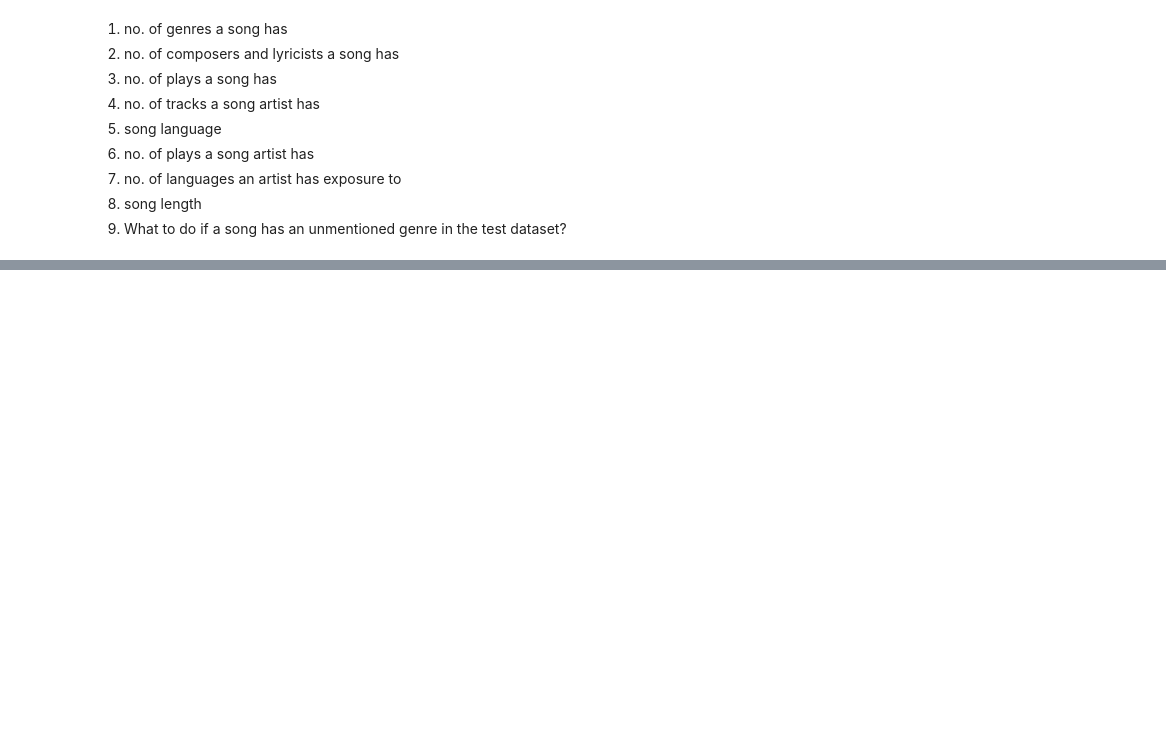
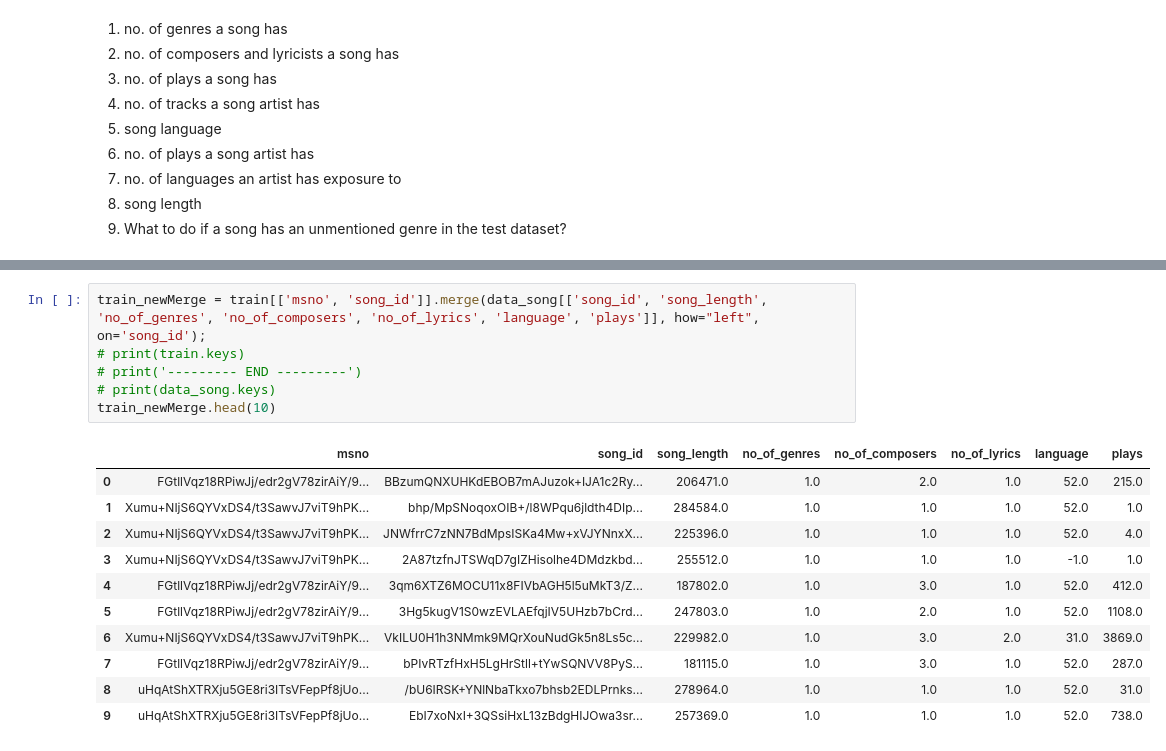
Before and after one commit to Ashritha93/SpringBoard-DSC-Projects, a Jupyter notebook: Cap1-Music-Recomm-Sys/capStone1-musicRecomSys.ipynb, the cells around one changed output, grey strips where cells are left out. Saved outputs shown, nothing was run; the diff lists cells and outputs as text; blank space fills up the shorter version.

```diff
--- a/Cap1-Music-Recomm-Sys/capStone1-musicRecomSys.ipynb
+++ b/Cap1-Music-Recomm-Sys/capStone1-musicRecomSys.ipynb
@@ -624,0 +685,18 @@ Based on the no. of plays the chance of getting repeated is higher. Still there
+# %%
+train_newMerge = train[['msno', 'song_id']].merge(data_song[['song_id', 'song_length', 'no_of_genres', 'no_of_composers', 'no_of_lyrics', 'language', 'plays']], how="left", on='song_id');
+# print(train.keys)
+# print('--------- END ---------')
+# print(data_song.keys)
+train_newMerge.head(10)
+# %% [output]
+|  | msno | song_id | song_length | no_of_genres | no_of_composers | no_of_lyrics | language | plays |
+| 0 | FGtllVqz18RPiwJj/edr2gV78zirAiY/9... | BBzumQNXUHKdEBOB7mAJuzok+IJA1c2Ry... | 206471.0 | 1.0 | 2.0 | 1.0 | 52.0 | 215.0 |
+| 1 | Xumu+NIjS6QYVxDS4/t3SawvJ7viT9hPK... | bhp/MpSNoqoxOIB+/l8WPqu6jldth4DIp... | 284584.0 | 1.0 | 1.0 | 1.0 | 52.0 | 1.0 |
+| 2 | Xumu+NIjS6QYVxDS4/t3SawvJ7viT9hPK... | JNWfrrC7zNN7BdMpsISKa4Mw+xVJYNnxX... | 225396.0 | 1.0 | 1.0 | 1.0 | 52.0 | 4.0 |
+| 3 | Xumu+NIjS6QYVxDS4/t3SawvJ7viT9hPK... | 2A87tzfnJTSWqD7gIZHisolhe4DMdzkbd... | 255512.0 | 1.0 | 1.0 | 1.0 | -1.0 | 1.0 |
+| 4 | FGtllVqz18RPiwJj/edr2gV78zirAiY/9... | 3qm6XTZ6MOCU11x8FIVbAGH5l5uMkT3/Z... | 187802.0 | 1.0 | 3.0 | 1.0 | 52.0 | 412.0 |
+| 5 | FGtllVqz18RPiwJj/edr2gV78zirAiY/9... | 3Hg5kugV1S0wzEVLAEfqjIV5UHzb7bCrd... | 247803.0 | 1.0 | 2.0 | 1.0 | 52.0 | 1108.0 |
+| 6 | Xumu+NIjS6QYVxDS4/t3SawvJ7viT9hPK... | VkILU0H1h3NMmk9MQrXouNudGk5n8Ls5c... | 229982.0 | 1.0 | 3.0 | 2.0 | 31.0 | 3869.0 |
+| 7 | FGtllVqz18RPiwJj/edr2gV78zirAiY/9... | bPIvRTzfHxH5LgHrStll+tYwSQNVV8PyS... | 181115.0 | 1.0 | 3.0 | 1.0 | 52.0 | 287.0 |
+| 8 | uHqAtShXTRXju5GE8ri3ITsVFepPf8jUo... | /bU6IRSK+YNlNbaTkxo7bhsb2EDLPrnks... | 278964.0 | 1.0 | 1.0 | 1.0 | 52.0 | 31.0 |
+| 9 | uHqAtShXTRXju5GE8ri3ITsVFepPf8jUo... | EbI7xoNxI+3QSsiHxL13zBdgHIJOwa3sr... | 257369.0 | 1.0 | 1.0 | 1.0 | 52.0 | 738.0 |
```
Also changed, not shown: parts of 47 cells of this notebook.
